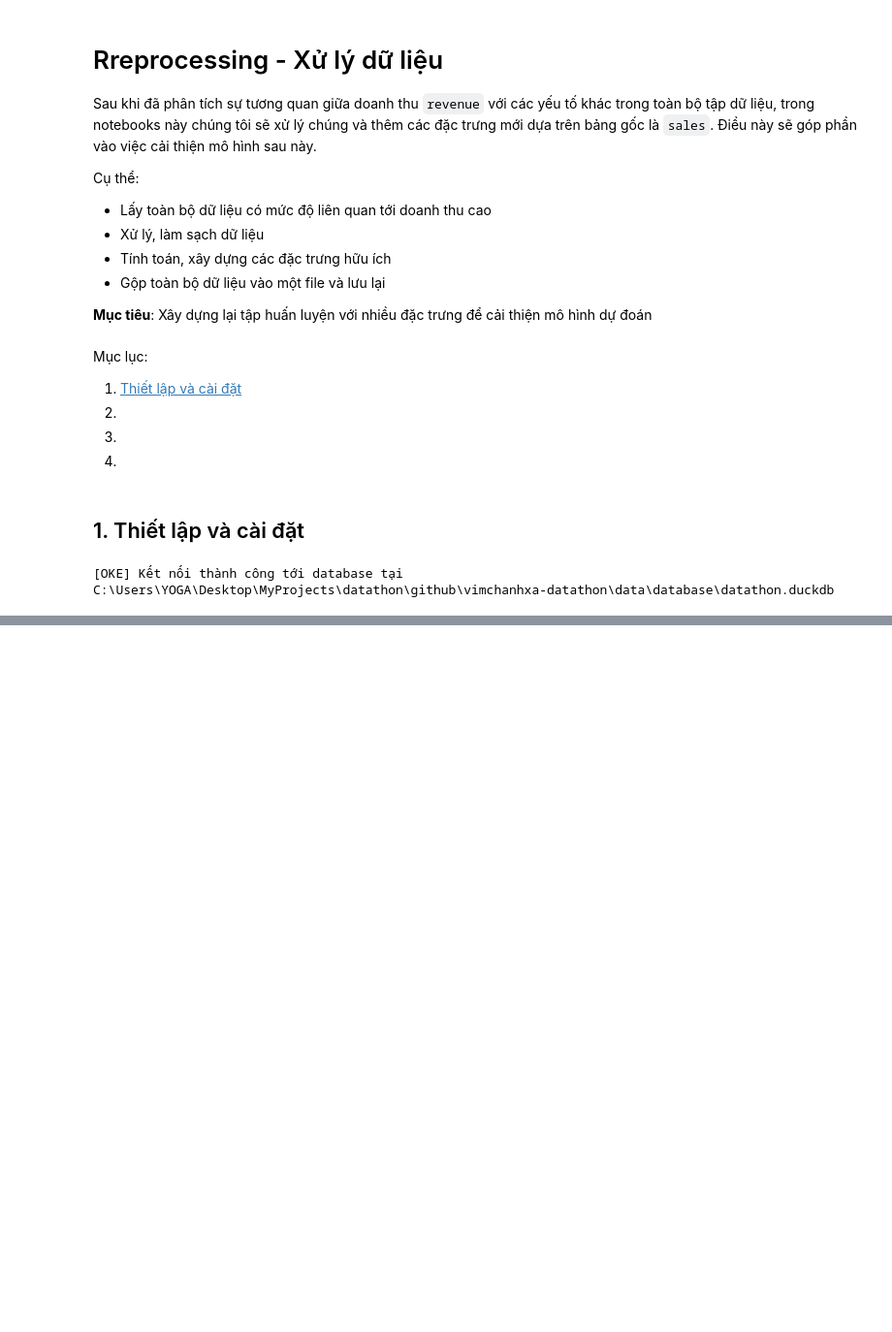
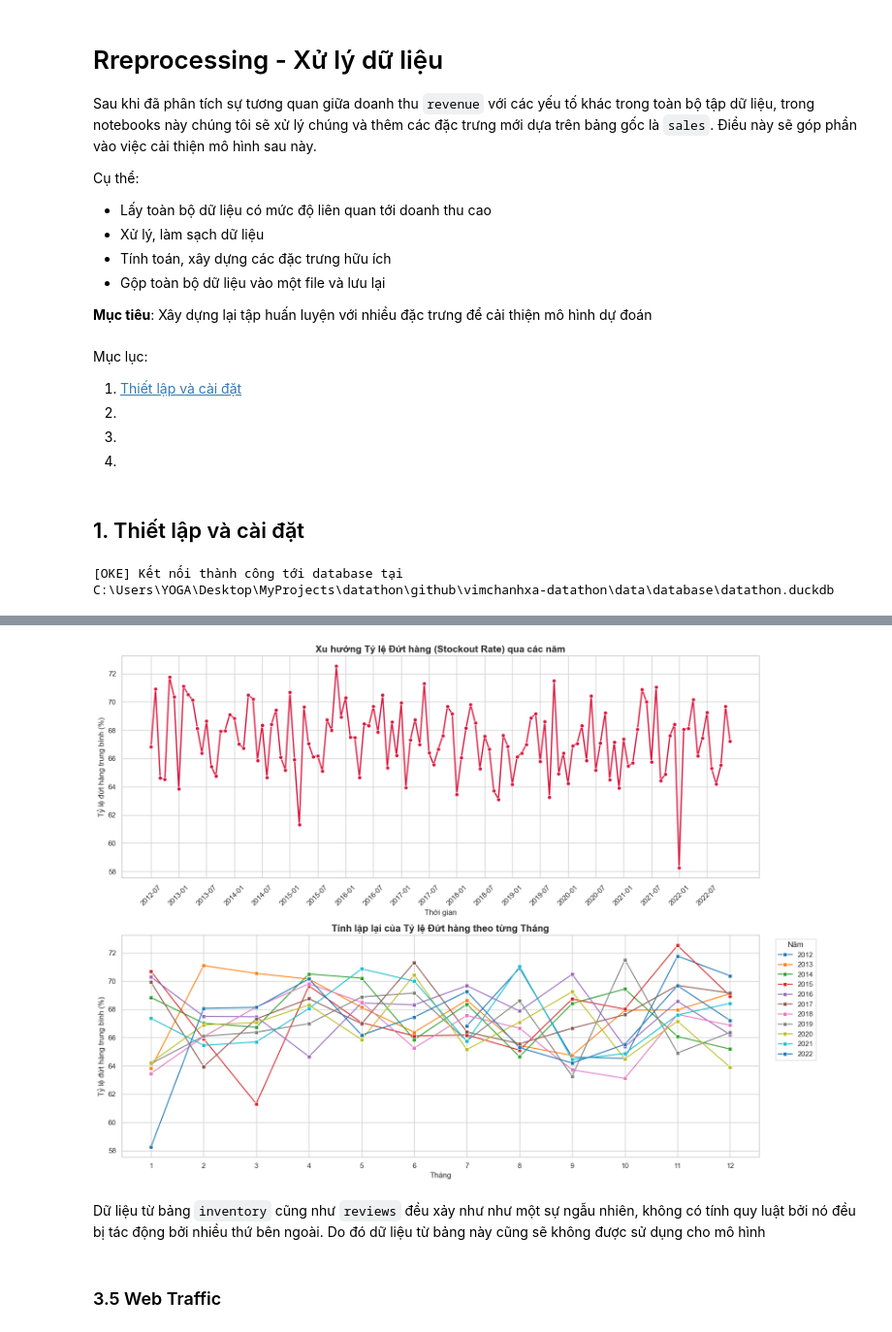
Before and after one commit to anhthu0910/vimchanhxa-datathon, a Jupyter notebook: notebooks/02_PREPROCESSING_.ipynb, the cells around one changed output, grey strips where cells are left out. Shown at 97% size. Cells and saved outputs as stored; diff of their text form; code cells hidden in the pictures; blank space fills up the shorter version.

```diff
--- a/notebooks/02_PREPROCESSING_.ipynb
+++ b/notebooks/02_PREPROCESSING_.ipynb
@@ -35,0 +110,5 @@ conn = get_connection()
+# %%
+# Bảng tồn kho: inventory
+sql = 'SELECT * FROM inventory'
+inventory = conn.execute(sql).df()
+inventory.head()
@@ -35,0 +375,72 @@ conn = get_connection()
+# %%
+# 1. Đảm bảo định dạng thời gian
+inventory['snapshot_date'] = pd.to_datetime(inventory['snapshot_date'])
+
+# 2. Tính Tỷ lệ đứt hàng (Stockout Rate) theo từng ngày
+daily_inv = inventory.groupby('snapshot_date').agg(
+    total_items=('product_id', 'count'),
+    out_of_stock=('stockout_flag', 'sum')
+).reset_index()
+
+# Tính % hết hàng
+daily_inv['stockout_rate'] = (daily_inv['out_of_stock'] / daily_inv['total_items']) * 100
+
+# Trích xuất Năm và Tháng để vẽ biểu đồ
+daily_inv['year'] = daily_inv['snapshot_date'].dt.year
+daily_inv['month'] = daily_inv['snapshot_date'].dt.month
+
+# 3. Tính trung bình tháng để đường vẽ mượt mà hơn, tránh nhiễu hàng ngày
+monthly_inv = daily_inv.groupby(['year', 'month'])['stockout_rate'].mean().reset_index()
+
+# Tạo một cột time_period dạng string (VD: '2015-08') để trục X hiển thị liên tục
+monthly_inv['time_period'] = monthly_inv['year'].astype(str) + '-' + monthly_inv['month'].astype(str).str.zfill(2)
+
+# 4. Vẽ biểu đồ
+sns.set_theme(style="whitegrid")
+fig, axes = plt.subplots(2, 1, figsize=(16, 12))
+
+# ==========================================
+# Biểu đồ 1: XU HƯỚNG DÀI HẠN (MACRO TREND)
+# ==========================================
+sns.lineplot(
+    data=monthly_inv,
+    x='time_period',
+    y='stockout_rate',
+    ax=axes[0],
+    color='crimson',
+    linewidth=2,
+    marker='o'
+)
+axes[0].set_title('Xu hướng Tỷ lệ Đứt hàng (Stockout Rate) qua các năm', fontsize=15, fontweight='bold')
+# Chỉ hiện 1 số tick trên trục X cho đỡ rối mắt (hiện mỗi 6 tháng)
+axes[0].set_xticks(axes[0].get_xticks()[::6])
+axes[0].tick_params(axis='x', rotation=45)
+axes[0].set_ylabel('Tỷ lệ đứt hàng trung bình (%)')
+axes[0].set_xlabel('Thời gian')
+
+# ==========================================
+# Biểu đồ 2: TÍNH MÙA VỤ (SEASONALITY)
+# ==========================================
+sns.lineplot(
+    data=monthly_inv,
+    x='month',
+    y='stockout_rate',
+    hue='year',
+    palette='tab10',
+    marker='s',
+    ax=axes[1]
+)
+axes[1].set_title('Tính lặp lại của Tỷ lệ Đứt hàng theo từng Tháng', fontsize=15, fontweight='bold')
+axes[1].set_xticks(range(1, 13))
+axes[1].set_ylabel('Tỷ lệ đứt hàng trung bình (%)')
+axes[1].set_xlabel('Tháng')
+axes[1].legend(title='Năm', bbox_to_anchor=(1.02, 1), loc='upper left')
+
+plt.tight_layout()
+plt.show()
+# %% [output]
+[figure, added]
+# %% [markdown]
+Dữ liệu từ bảng `inventory` cũng như `reviews` đều xảy như như một sự ngẫu nhiên, không có tính quy luật bởi nó đều bị tác động bởi nhiều thứ bên ngoài. Do đó dữ liệu từ bảng này cũng sẽ không được sử dụng cho mô hình
+# %% [markdown]
+### 3.5 Web Traffic
```
Also changed, not shown: parts of 37 cells of this notebook.
